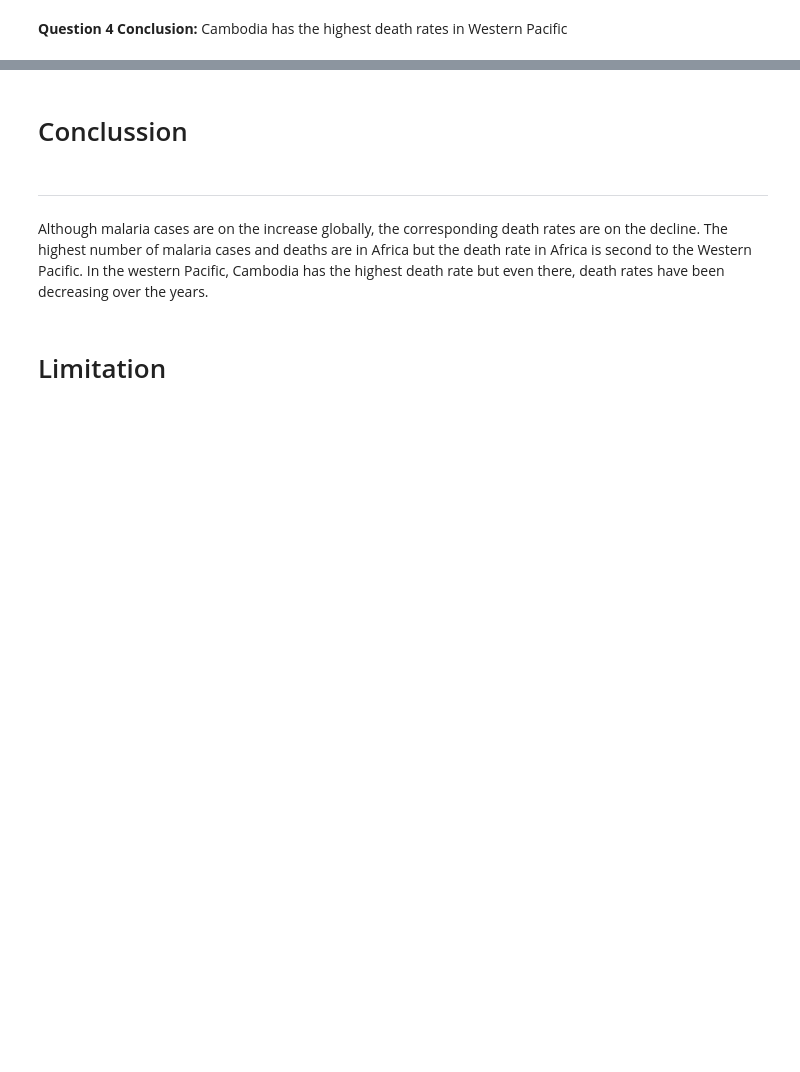
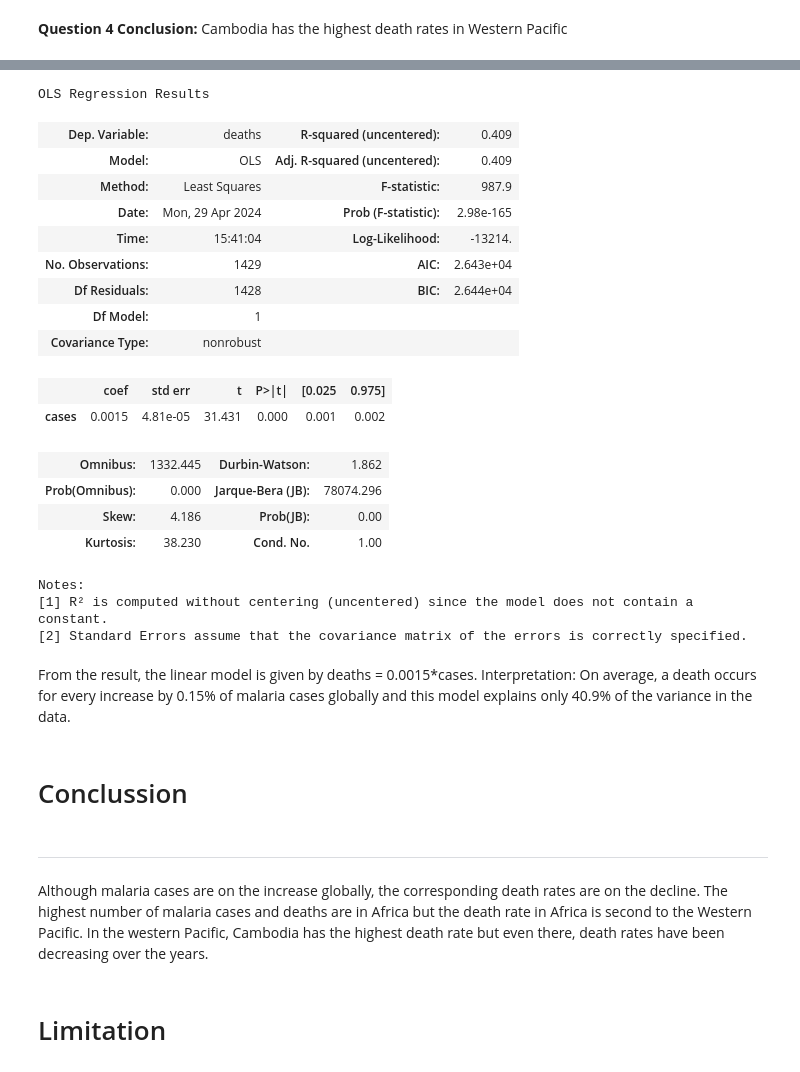
Before and after one commit to sani3/Malaria, a Jupyter notebook: Malaria (2000 - 2017).ipynb, the cells around one changed output, grey strips where cells are left out. Saved outputs shown, nothing was run; the diff lists cells and outputs as text; code cells hidden in the pictures; blank space fills up the shorter version.

```diff
--- a/Malaria (2000 - 2017).ipynb
+++ b/Malaria (2000 - 2017).ipynb
@@ -537,3 +560,30 @@ with mpl.style.context(style):
+# %%
+model= smf.ols(formula='deaths ~ cases -1', data=malaria)
+result = model.fit()
+result.summary()
+# %% [output]
+OLS Regression Results
+| Dep. Variable: | deaths | R-squared (uncentered): | 0.409 |
+| Model: | OLS | Adj. R-squared (uncentered): | 0.409 |
+| Method: | Least Squares | F-statistic: | 987.9 |
+| Date: | Mon, 29 Apr 2024 | Prob (F-statistic): | 2.98e-165 |
+| Time: | 15:41:04 | Log-Likelihood: | -13214. |
+| No. Observations: | 1429 | AIC: | 2.643e+04 |
+| Df Residuals: | 1428 | BIC: | 2.644e+04 |
+| Df Model: | 1 |  |  |
+| Covariance Type: | nonrobust |  |  |
+|  | coef | std err | t | P>|t| | [0.025 | 0.975] |
+| cases | 0.0015 | 4.81e-05 | 31.431 | 0.000 | 0.001 | 0.002 |
+| Omnibus: | 1332.445 | Durbin-Watson: | 1.862 |
+| Prob(Omnibus): | 0.000 | Jarque-Bera (JB): | 78074.296 |
+| Skew: | 4.186 | Prob(JB): | 0.00 |
+| Kurtosis: | 38.230 | Cond. No. | 1.00 |
+Notes:
+[1] R² is computed without centering (uncentered) since the model does not contain a constant.
+[2] Standard Errors assume that the covariance matrix of the errors is correctly specified.
+# %% [markdown]
+From the result, the linear model is given by deaths = 0.0015*cases.
+Interpretation: On average, a death occurs for every increase by 0.15% of malaria cases globally and this model explains only 40.9% of the variance in the data.
 # %% [markdown]
 # Conclussion
 # %% [markdown]
```
Also changed, not shown: parts of 17 cells of this notebook.
